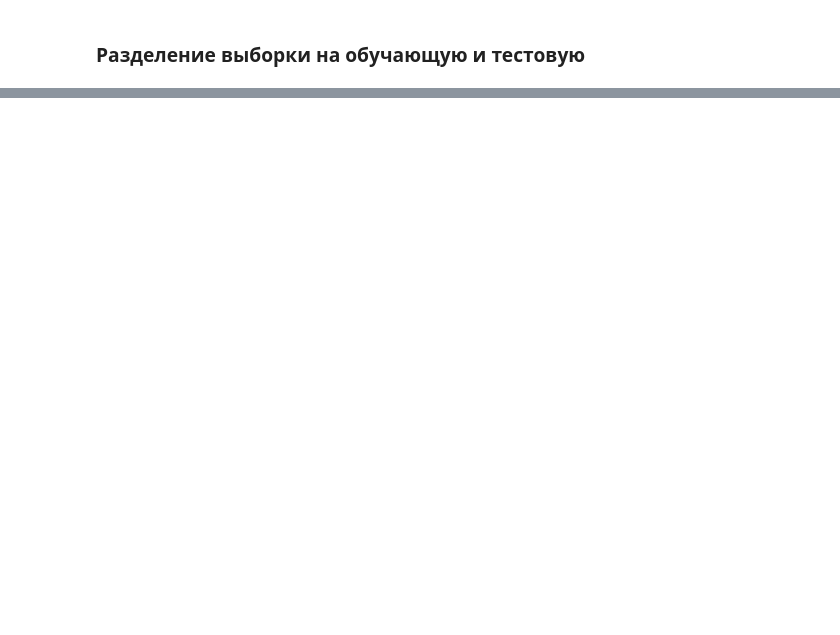
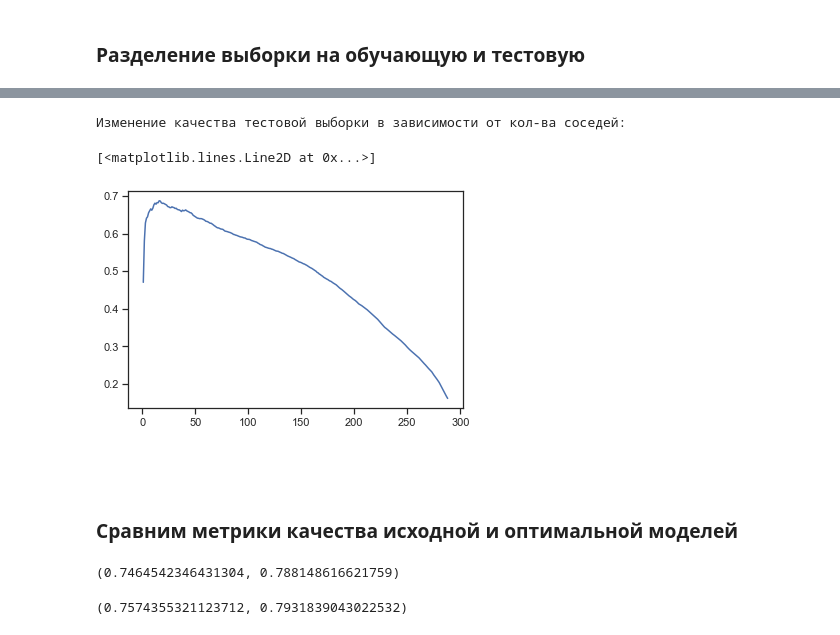
Before and after one commit to ksenia57/6sem_TMO, a Jupyter notebook: Лабораторные работы/Lab3.ipynb, the cells around one changed output, grey strips where cells are left out. Saved outputs shown, nothing was run; the diff lists cells and outputs as text; code cells hidden in the pictures; blank space fills up the shorter version.

```diff
--- a/Лабораторные работы/Lab3.ipynb
+++ b/Лабораторные работы/Lab3.ipynb
@@ -104,0 +166,6 @@ NameError: name 'iris' is not defined
+# %%
+# Решение задачи регрессии методом 2, 5 и 10 ближайших соседей
+Regressor_2NN = KNeighborsRegressor(n_neighbors = 2)
+Regressor_5NN = KNeighborsRegressor(n_neighbors = 5)
+Regressor_10NN = KNeighborsRegressor(n_neighbors = 10)
+print('Пример модели:\n', Regressor_10NN)
@@ -104,0 +175,11 @@ NameError: name 'iris' is not defined
+# %%
+Regressor_2NN.fit(X_train, Y_train)
+Regressor_5NN.fit(X_train, Y_train)
+Regressor_10NN.fit(X_train, Y_train)
+target_2NN = Regressor_2NN.predict(X_test)
+target_2Nt = Regressor_2NN.predict(X_train)
+target_5NN = Regressor_5NN.predict(X_test)
+target_5Nt = Regressor_5NN.predict(X_train)
+target_10NN = Regressor_10NN.predict(X_test)
+target_10Nt = Regressor_10NN.predict(X_train)
+print('Пример предсказанных значений:\n', target_10NN[:7], '\n ...')
@@ -104,0 +242,5 @@ NameError: name 'iris' is not defined
+# %%
+n_range = np.array(range(1, 289, 1))
+tuned_parameters = [{'n_neighbors': n_range}]
+gs = GridSearchCV(KNeighborsRegressor(), tuned_parameters, cv=5, scoring='neg_mean_squared_error')
+gs.fit(X_train, Y_train)
@@ -104,0 +265,6 @@ NameError: name 'iris' is not defined
+# %%
+gs_det = GridSearchCV(KNeighborsRegressor(), tuned_parameters, cv=10, scoring='r2')
+gs_det.fit(X_train, Y_train)
+print('Лучшая модель:\n', gs_det.best_estimator_)
+print('\nЛучшее число ближайших соседей:\n',gs_det.best_params_)
+print('\nЛучшее значение коэффициента детерминации:\n',gs_det.best_score_)
@@ -104,0 +280,11 @@ NameError: name 'iris' is not defined
+# %%
+print('\nИзменение качества тестовой выборки в зависимости от кол-ва соседей:')
+plt.plot(n_range, gs_det.cv_results_['mean_test_score'])
+# %% [output]
+Изменение качества тестовой выборки в зависимости от кол-ва соседей:
+[<matplotlib.lines.Line2D at 0x...>]
+[figure, added]
+# %% [markdown]
+###
+# %% [markdown]
+### Сравним метрики качества исходной и оптимальной моделей
@@ -104,0 +296,10 @@ NameError: name 'iris' is not defined
+# %%
+# Новое качество модели
+r2_score(Y_train, target3_0), r2_score(Y_test, target3_1)
+# %% [output]
+(0.7464542346431304, 0.788148616621759)
+# %%
+# Качество модели до подбора гиперпараметров (10)
+r2_score(Y_train, target_10Nt), r2_score(Y_test, target_10NN)
+# %% [output]
+(0.7574355321123712, 0.7931839043022532)
```
Also changed, not shown: parts of 24 cells of this notebook, 2 other files.
